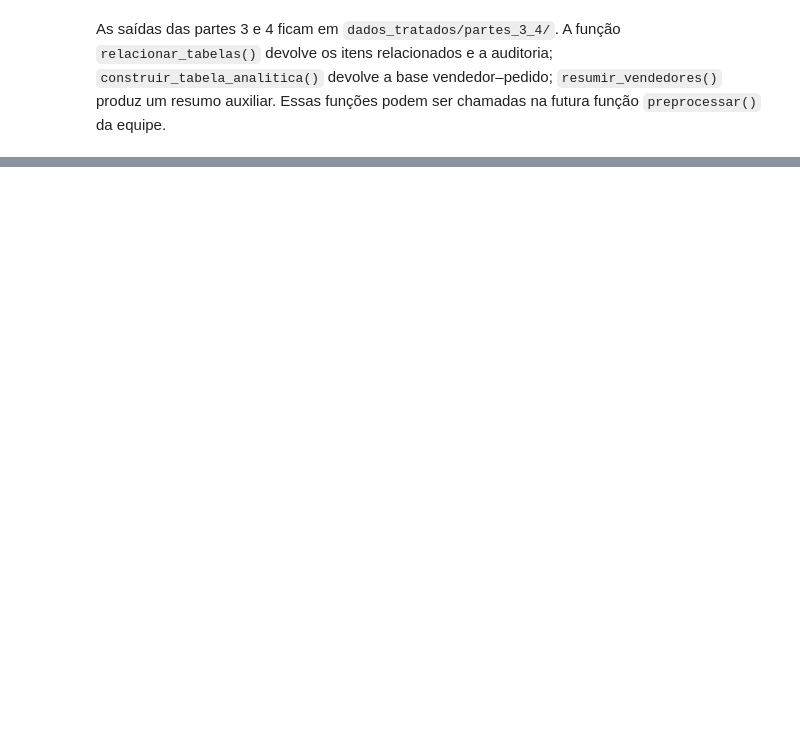
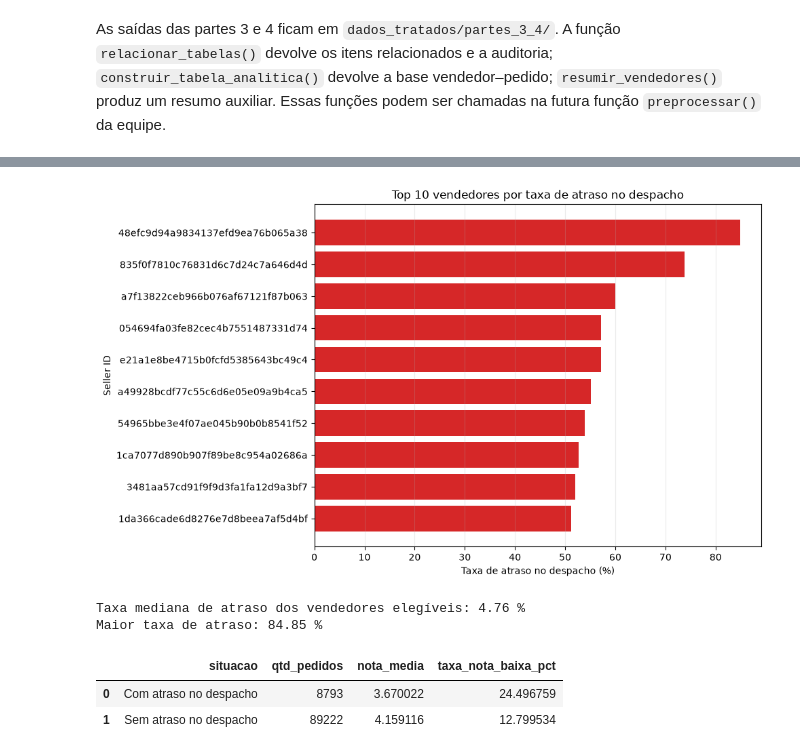
Before and after one commit to karlitus222/Projeto-Analise-Exploratoria-Olist-Vendedores, a Jupyter notebook: notebooks/01_Preparacao_Dados_Olist.ipynb, the cells around one changed output, grey strips where cells are left out. Drawn from its saved outputs; the diff is of its cells as text; code cells hidden in the pictures; blank space fills up the shorter version.

Commit message:
[IA]: adiciona análise das respostas e execução da pipeline ao notebook, junto com as tabelas anlíticas.

```diff
--- a/notebooks/01_Preparacao_Dados_Olist.ipynb
+++ b/notebooks/01_Preparacao_Dados_Olist.ipynb
@@ -1966,0 +2251,18 @@ Essas funções podem ser chamadas na futura função `preprocessar()` da equipe
+# %%
+# [IA] registro 3
+
+import matplotlib.pyplot as plt
+
+MIN_PEDIDOS_DESPACHO = 20
+MIN_PEDIDOS_AVALIADOS = 10
+
+ranking_atrasos = resumo_pipeline.loc[
+    resumo_pipeline["pedidos_despacho_avaliavel"] >= MIN_PEDIDOS_DESPACHO,
+    ["seller_id", "seller_state", "qtd_pedidos",
+     "pedidos_despacho_avaliavel", "pedidos_com_atraso_despacho",
+     "taxa_atraso_despacho_pct", "atraso_medio_despacho_dias",
+     "nota_media", "pedidos_com_nota", "taxa_nota_baixa_pct"],
+].sort_values("taxa_atraso_despacho_pct", ascending=False).copy()
+
+print("Vendedores considerados no ranking de atraso:", len(ranking_atrasos))
+display(ranking_atrasos.head(10))
@@ -1966,0 +2292,56 @@ Essas funções podem ser chamadas na futura função `preprocessar()` da equipe
+# %%
+# [IA] registro 3
+
+top_10_atrasos = ranking_atrasos.head(10).sort_values(
+    "taxa_atraso_despacho_pct", ascending=True
+)
+
+fig, ax = plt.subplots(figsize=(10, 6))
+ax.barh(top_10_atrasos["seller_id"], top_10_atrasos["taxa_atraso_despacho_pct"], color="#d62728")
+ax.set_title("Top 10 vendedores por taxa de atraso no despacho")
+ax.set_xlabel("Taxa de atraso no despacho (%)")
+ax.set_ylabel("Seller ID")
+ax.grid(axis="x", alpha=0.25)
+plt.tight_layout()
+plt.show()
+
+print("Taxa mediana de atraso dos vendedores elegíveis:",
+      round(ranking_atrasos["taxa_atraso_despacho_pct"].median(), 2), "%")
+print("Maior taxa de atraso:",
+      round(ranking_atrasos["taxa_atraso_despacho_pct"].max(), 2), "%")
+# %% [output]
+[figure, added]
+Taxa mediana de atraso dos vendedores elegíveis: 4.76 %
+Maior taxa de atraso: 84.85 %
+# %%
+# [IA] registro 3
+
+pedidos_com_atraso = tabela_pipeline.loc[
+    tabela_pipeline["flag_atraso_despacho"] == True,
+    ["seller_id", "order_id", "nota_media_pedido", "atraso_despacho_dias"]
+].copy()
+
+pedidos_sem_atraso = tabela_pipeline.loc[
+    tabela_pipeline["flag_atraso_despacho"] == False,
+    ["seller_id", "order_id", "nota_media_pedido", "atraso_despacho_dias"]
+].copy()
+
+pedidos_com_atraso_avaliados = pedidos_com_atraso.dropna(subset=["nota_media_pedido"])
+pedidos_sem_atraso_avaliados = pedidos_sem_atraso.dropna(subset=["nota_media_pedido"])
+
+comparacao_atraso_nota = pd.DataFrame({
+    "situacao": ["Com atraso no despacho", "Sem atraso no despacho"],
+    "qtd_pedidos": [len(pedidos_com_atraso_avaliados), len(pedidos_sem_atraso_avaliados)],
+    "nota_media": [pedidos_com_atraso_avaliados["nota_media_pedido"].mean(),
+                    pedidos_sem_atraso_avaliados["nota_media_pedido"].mean()],
+    "taxa_nota_baixa_pct": [
+        100 * pedidos_com_atraso_avaliados["nota_media_pedido"].le(2).mean(),
+        100 * pedidos_sem_atraso_avaliados["nota_media_pedido"].le(2).mean(),
+    ],
+})
+
+display(comparacao_atraso_nota)
+# %% [output]
+|  | situacao | qtd_pedidos | nota_media | taxa_nota_baixa_pct |
+| 0 | Com atraso no despacho | 8793 | 3.670022 | 24.496759 |
+| 1 | Sem atraso no despacho | 89222 | 4.159116 | 12.799534 |
```
Also changed, not shown: parts of 28 cells of this notebook, 5 other files.
